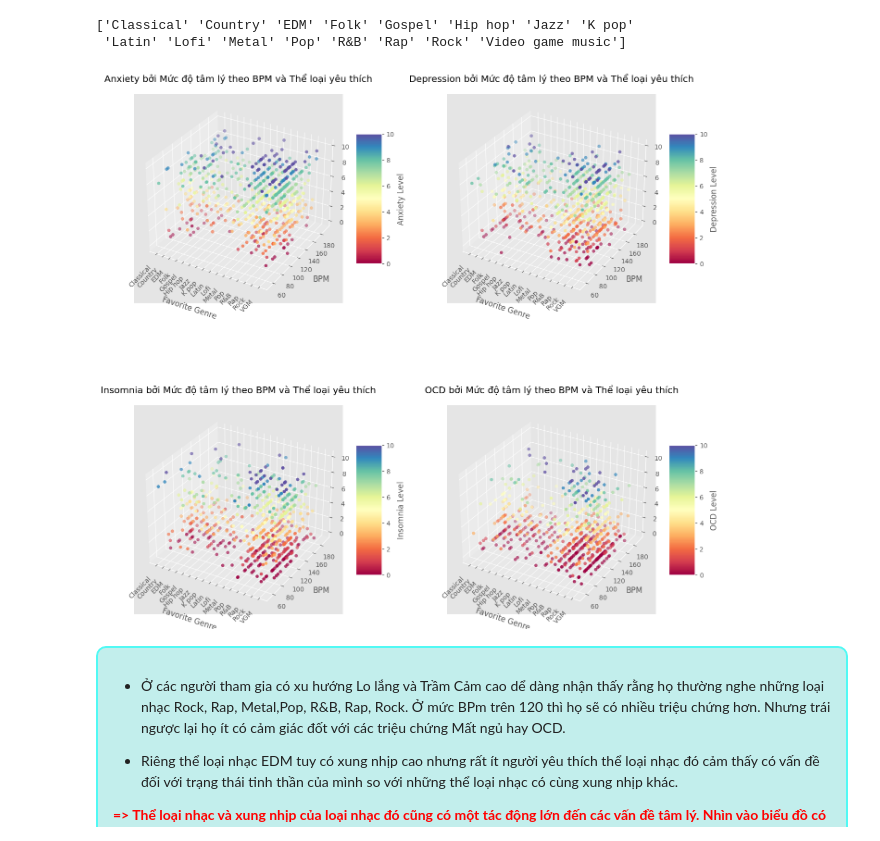
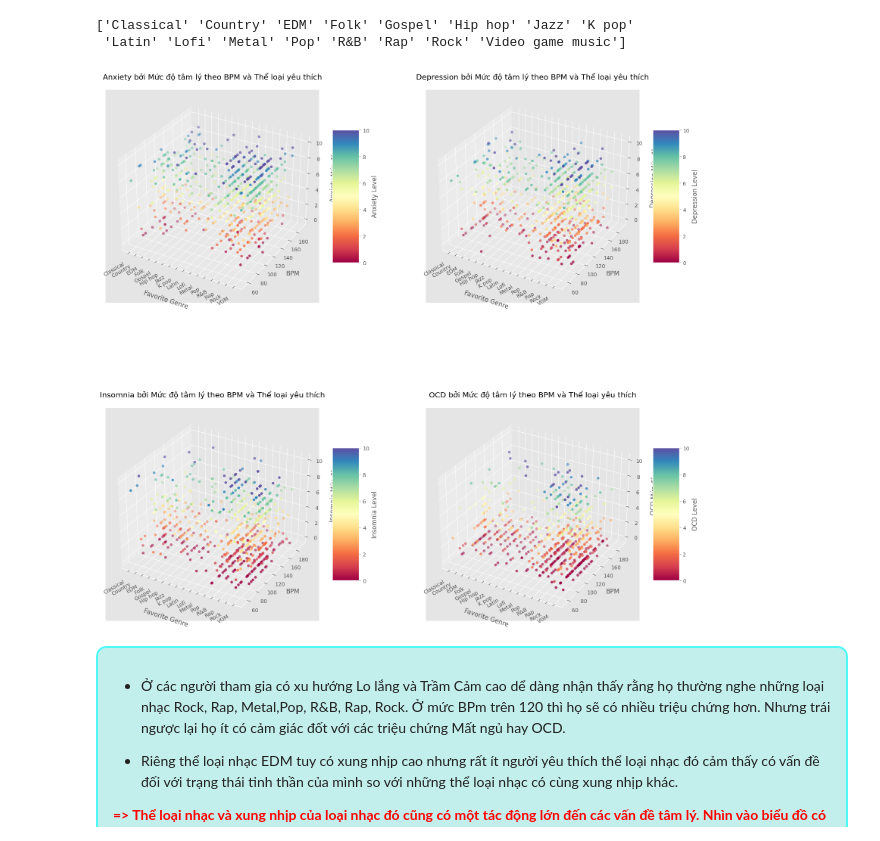
Before and after one commit to HungLVT/DS, a Jupyter notebook: 4.0-questions-and-answers.ipynb, the cells around one changed output. Cells and saved outputs as stored; diff of their text form; code cells hidden in the pictures.

```diff
--- a/4.0-questions-and-answers.ipynb
+++ b/4.0-questions-and-answers.ipynb
@@ -909,32 +894,32 @@ print(le.classes_)
 # %%
 # Với nhãn Video game music khá là dài nên thay thế bằng VGM
 genre_labels = [genre if genre != "Video game music" else "VGM" for genre in le.classes_]
 
-fig = plt.figure(figsize=(16, 16))
+fig = plt.figure(figsize=(20, 20))
 
 # Với mỗi loại bệnh vẽ một biểu đồ scatter 3D
 for index, condition in enumerate(mental_healths, start=1):
     ax = fig.add_subplot(2, 2, index, projection='3d')
 
    # Vẽ biểu đồ scatter 3D
     sc = ax.scatter(df['Fav genre encoded'], df['BPM'], df[condition], c=df[condition], cmap='Spectral')
 
     ax.set_xlabel('Favorite Genre', labelpad=20)
     ax.set_ylabel('BPM', labelpad=10)
     ax.set_zlabel(f'{condition} Mức độ', labelpad=10)
     ax.set_title(f'{condition} bởi Mức độ tâm lý theo BPM và Thể loại yêu thích', pad=20)
 
     # Thiết lập các nhãn dữ liệu cho trục x đã labeled
     ax.set_xticks(range(len(genre_labels)))
-    ax.set_xticklabels(genre_labels, rotation=45, ha='right')
+    ax.set_xticklabels(genre_labels, rotation=30, ha='right')
 
     fig.colorbar(sc, ax=ax, shrink=0.5, aspect=5, label=f'{condition} Level')
 
 plt.tight_layout()
 plt.savefig('images/Q4-scatter3D-mental_health_bpm_genre.png', dpi=300)
 plt.show()
 # %% [output]
-[figure, old version]
+[figure, new version]
 # %% [markdown]
 <div style="border-radius: 10px; border: 2px solid #51F9F4; padding: 15px; background-color:#c2eeec; font-size: 100%; text-align: left;">
 
```
Also changed, not shown: parts of 20 cells of this notebook, 14 other files.
